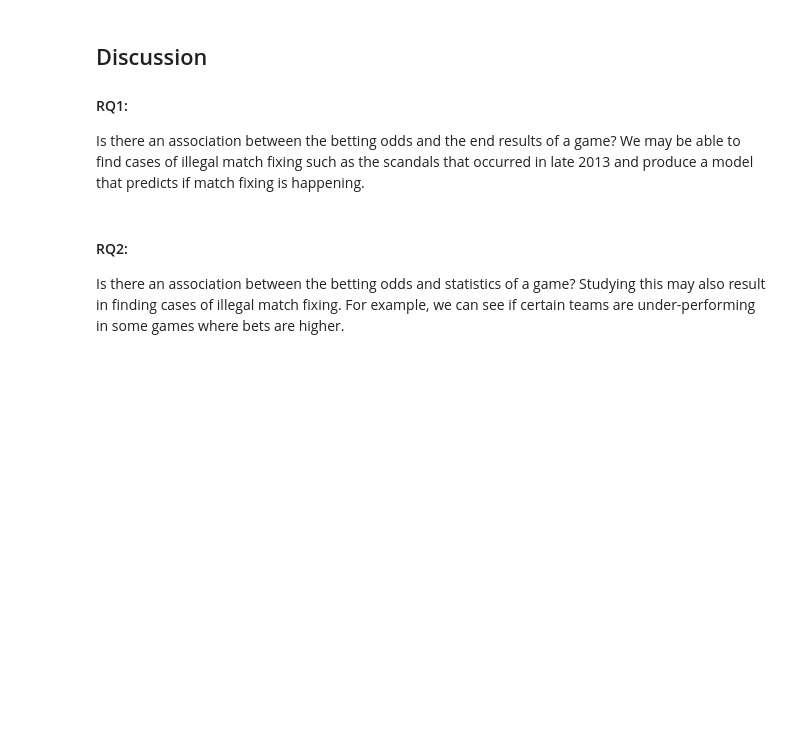
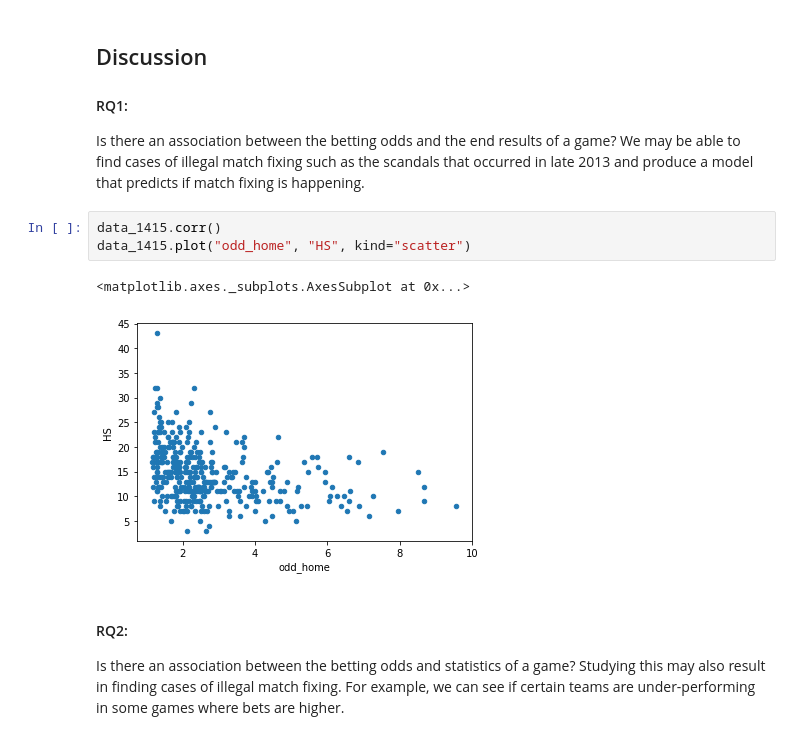
Before and after one commit to info370a-w19-finalproject2/final_project, a Jupyter notebook: Kangwoo's notebook.ipynb, the cells around one changed output. Saved outputs shown, nothing was run; the diff lists cells and outputs as text; blank space fills up the shorter version.

```diff
--- a/Kangwoo's notebook.ipynb
+++ b/Kangwoo's notebook.ipynb
@@ -145,6 +147,12 @@ time = [average_betting(data_1415),
 ## Discussion
 #### RQ1:
 Is there an association between the betting odds and the end results of a game? We may be able to find cases of illegal match fixing such as the scandals that occurred in late 2013 and produce a model that predicts if match fixing is happening.
+# %%
+data_1415.corr()
+data_1415.plot("odd_home", "HS", kind="scatter")
+# %% [output]
+<matplotlib.axes._subplots.AxesSubplot at 0x...>
+[figure, added]
 # %% [markdown]
 #### RQ2:
 Is there an association between the betting odds and statistics of a game? Studying this may also result in finding cases of illegal match fixing. For example, we can see if certain teams are under-performing in some games where bets are higher.
```
Also changed, not shown: parts of 1 cell of this notebook, 2 other files.
